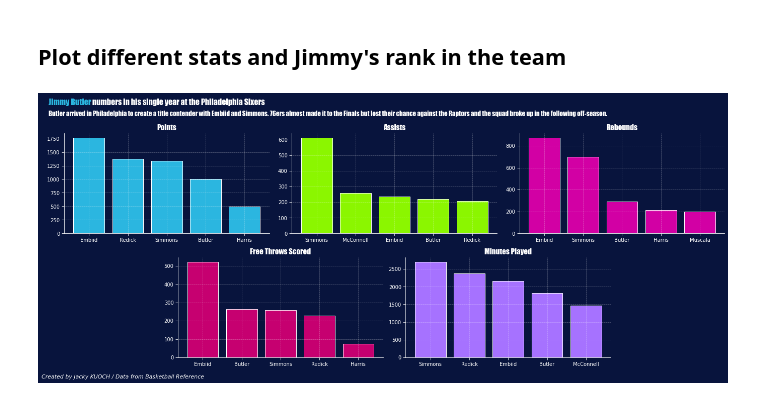
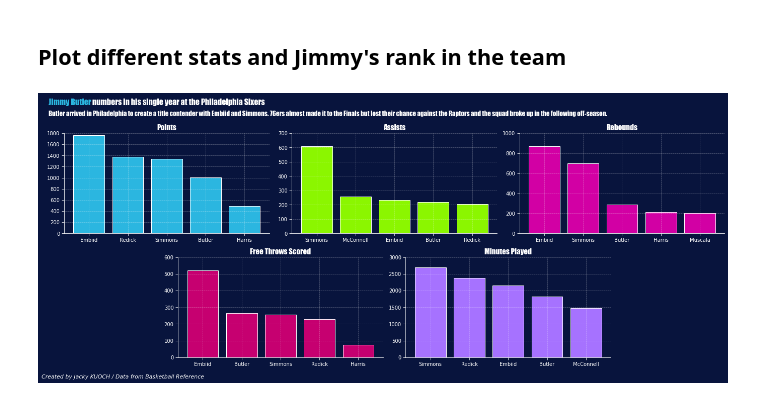
Before and after one commit to JackyKch/JimmyButler, a Jupyter notebook: coding/philly_importance.ipynb, the cells around one changed output. Saved outputs shown, nothing was run; the diff lists cells and outputs as text; code cells hidden in the pictures.

Commit message:
Create importance plot for JB in Philly

```diff
--- a/coding/philly_importance.ipynb
+++ b/coding/philly_importance.ipynb
@@ -110,31 +110,38 @@ ax4.spines['left'].set_color("w")
 
 ## Fith plot
 ax5.spines['bottom'].set_color("w")
 ax5.spines['top'].set_visible(False)
 ax5.spines['right'].set_visible(False)
 ax5.spines['left'].set_color("w")
 
+## Set ylimits
+ax1.set_ylim(0,1800)
+ax2.set_ylim(0,700)
+ax3.set_ylim(0,1000)
+ax4.set_ylim(0,600)
+ax5.set_ylim(0,3000)
+
 # Title and credits
 fig_text(0.01,1.08, s="<Jimmy Butler> numbers in his single year at the Philadelphia Sixers\n", highlight_textprops=[{"color": '#2bb6e0'}], fontsize = 16, fontweight = "bold", color = "w", **hfont)
 fig.text(0.01,1.01, "Butler arrived in Philadelphia to create a title contender with Embiid and Simmons. 76ers almost made it to the Finals but lost their chance against the Raptors and the squad broke up in the following off-season.", fontsize = 13, fontweight="light", color = "w", **hfont)
 fig.text(0, -0.025, "Created by Jacky KUOCH / Data from Basketball Reference",fontstyle="italic",fontsize=11, color="w")
 
 # Plot bar charts of stats
 ax1.bar(points['Player'], points['PTS'], zorder=0, color="#2bb6e0",edgecolor = 'w')
 ax2.bar(assists['Player'], assists['AST'], zorder=0, color="#8BF600",edgecolor = 'w')
 ax3.bar(rebounds['Player'], rebounds['TRB'], zorder=0, color="#D200A4",edgecolor = 'w')
 ax4.bar(freethrows['Player'], freethrows['FT'],zorder=0, color="#C60070",edgecolor = 'w')
 ax5.bar(minutes['Player'], minutes['MP'],zorder=0, color="#A672FF",edgecolor = 'w')
 
 # Axes Label
 ## First plot
 ax1.set_title("Points", color="w", fontsize=15 , **hfont)
 ax2.set_title("Assists", color="w", fontsize=15 , **hfont)
 ax3.set_title("Rebounds", color="w", fontsize=15 , **hfont)
 ax4.set_title("Free Throws Scored", color="w", fontsize=15 , **hfont)
 ax5.set_title("Minutes Played", color="w", fontsize=15 , **hfont)
 
 
 fig.tight_layout()
 # %% [output]
-[figure, old version]
+[figure, new version]
```
